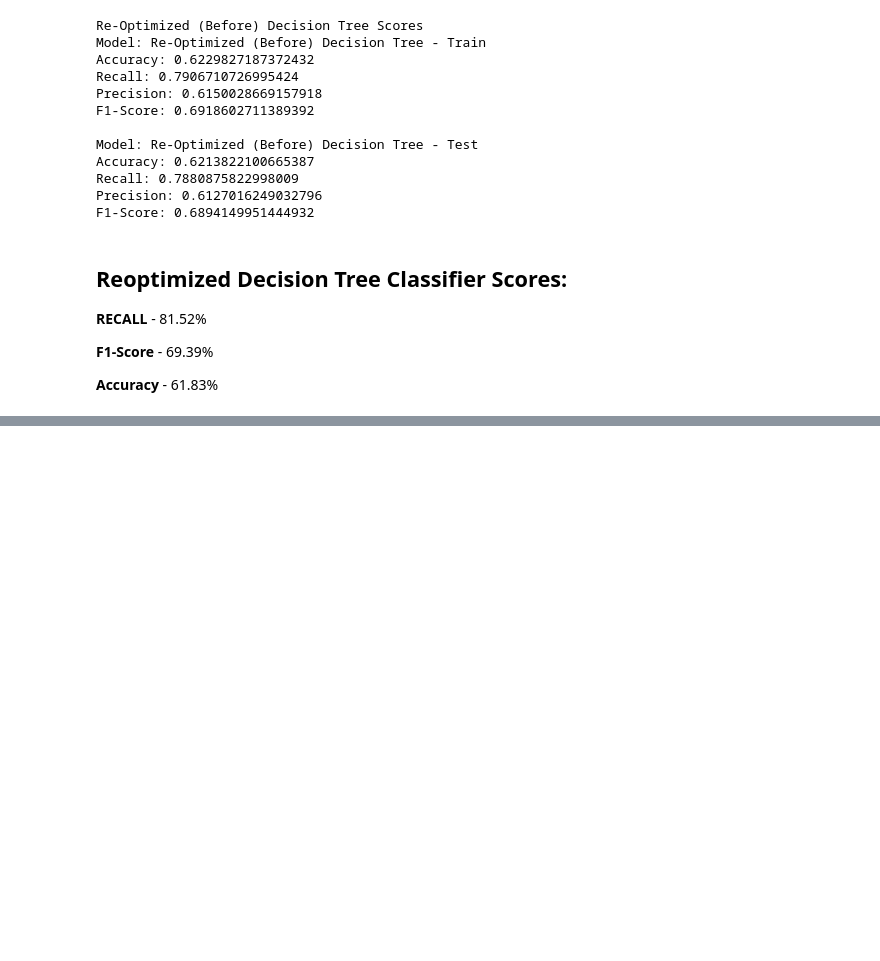
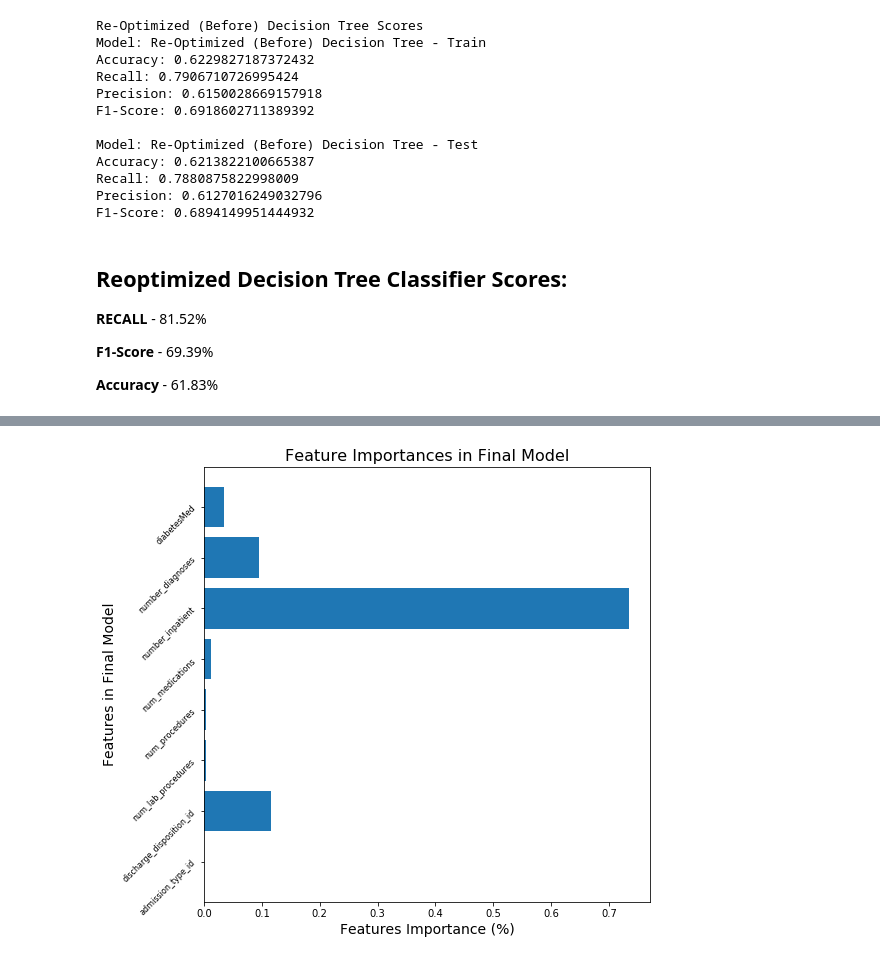
Before and after one commit to steeznation16/dsc-3-final-project-online-ds-ft-100118, a Jupyter notebook: student.ipynb, the cells around one changed output, grey strips where cells are left out. Saved outputs shown, nothing was run; the diff lists cells and outputs as text; code cells hidden in the pictures; blank space fills up the shorter version.

```diff
--- a/student.ipynb
+++ b/student.ipynb
@@ -1953,0 +2022,19 @@ F1-Score: 0.6894149951444932
+# %%
+def plot_feature_importances_optimize(model, figsize=(12,12)):
+
+    """Visualize feature importance of selected model as determined by feature_importances_ method."""
+
+    n_features = X_final_train.shape[1]
+    plt.figure(figsize=figsize)
+    plt.barh(range(n_features), model.feature_importances_, align='center')
+    plt.yticks(np.arange(n_features), X_final_train.columns.values)
+    plt.xlabel("Feature Importance")
+    plt.ylabel("Feature")
+# %%
+plot_feature_importances_optimize(dt_op1, figsize=(8,8))
+plt.title('Feature Importances in Final Model', fontsize=16)
+plt.xlabel('Features Importance (%)', fontsize=14)
+plt.ylabel('Features in Final Model', fontsize=14)
+plt.yticks(fontsize=8, rotation=45);
+# %% [output]
+[figure, added]
```
Also changed, not shown: parts of 21 cells of this notebook, 1 other file.
